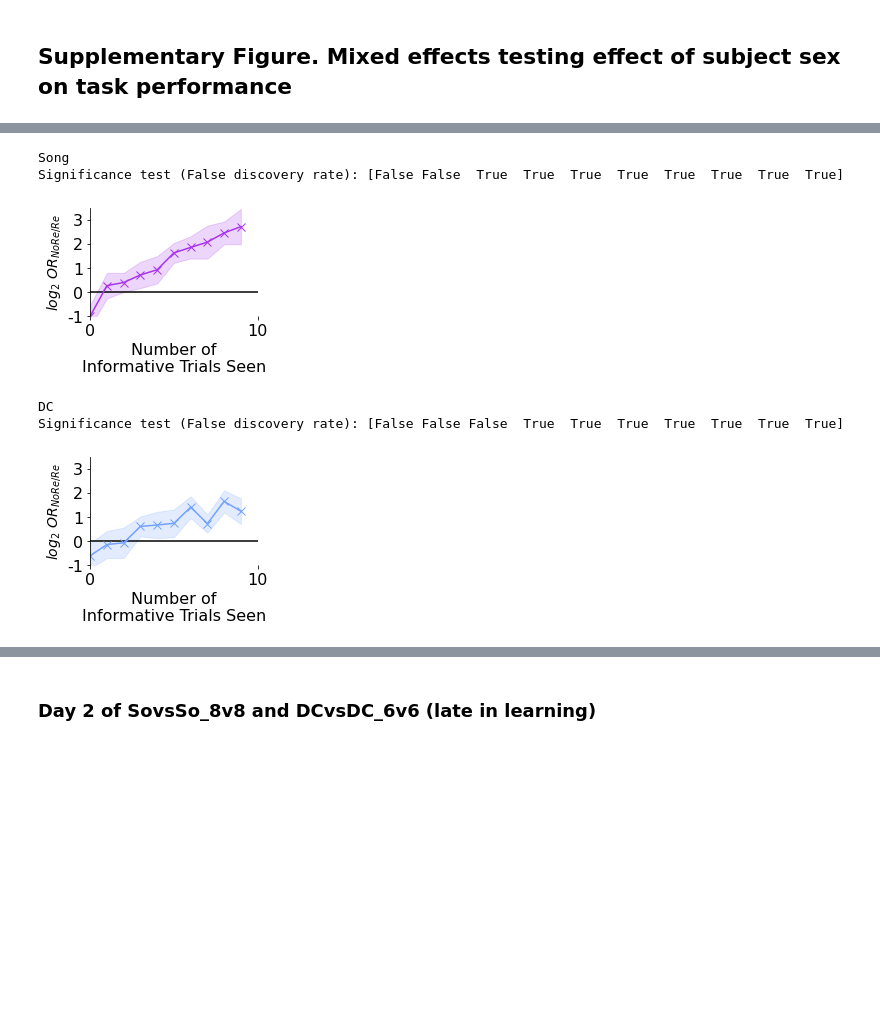
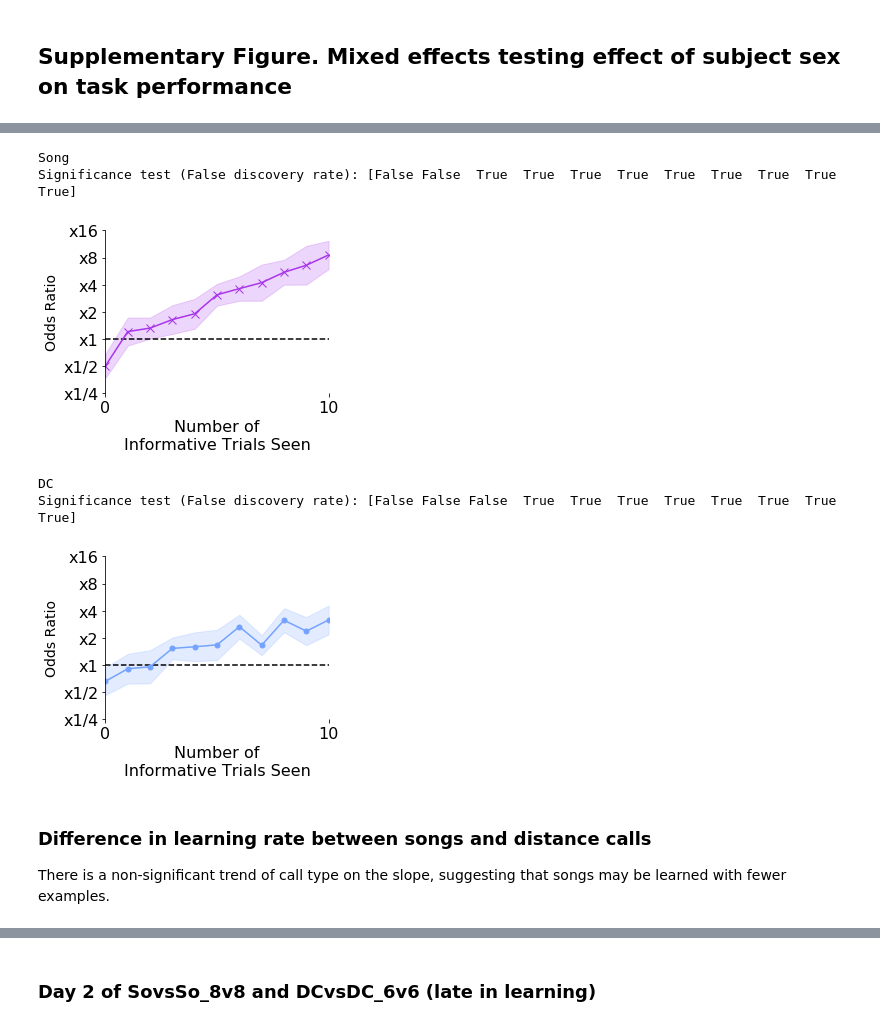
Before and after one commit to theunissenlab/zebra-finch-memory, a Jupyter notebook: notebooks/Generate Paper Figures.ipynb, the cells around one changed output, grey strips where cells are left out. Drawn from its saved outputs; the diff is of its cells as text; code cells hidden in the pictures; blank space fills up the shorter version.

```diff
--- a/notebooks/Generate Paper Figures.ipynb
+++ b/notebooks/Generate Paper Figures.ipynb
@@ -599,0 +666,14 @@ plot_learning_curves_side_by_side(
+# %%
+song_baseline = generate_informative_trial_dataframe(
+    df[df["Test Context"].isin(["SovsSo_1v1", "SovsSo_4v4", "SovsSo_8v8_d1", "SovsSo_8v8_d2"])],
+    informative_trials=np.array([0]),
+)
+mean, sem = jackknife(song_baseline["p(interrupt)"], np.mean)
+print("Song baseline prob. interruption (k=0): {:.2f} ({:.2f})".format(mean, sem))
+
+dc_baseline = generate_informative_trial_dataframe(
+    df[df["Test Context"].isin(["DCvsDC_1v1", "DCvsDC_4v4", "DCvsDC_6v6_d1", "DCvsDC_6v6_d2"])],
+    informative_trials=np.array([0]),
+)
+mean, sem = jackknife(dc_baseline["p(interrupt)"], np.mean)
+print("DC baseline prob. interruption (k=0): {:.2f} ({:.2f})".format(mean, sem))
@@ -682,10 +850,12 @@ def summarize_across_subjects(grouped_df):
         # Run a paried t test in each bin to test if p_unrew > p_re
         t_stat, p_val = scipy.stats.ttest_rel(subdf["Nonrewarded Log Odds"], subdf["Rewarded Log Odds"])
         p_val = p_val / 2
+
+        mean, sem = jackknife(subdf["Log(OR)"], np.mean)
         result_rows.append({
             "Relative Informative Trials Seen": bin_idx,
-            "Log(OR)": np.mean(subdf["Log(OR)"]),
-            "SEM": jackknife(subdf["Log(OR)"], np.mean),
+            "Log(OR)": mean,
+            "SEM": sem,
             "p-value": p_val if t_stat > 0 else 1.0
         })
 
@@ -726,11 +896,11 @@ color_by_call = {
 }
 
 print("Song")
-fig = plt.figure(figsize=(3, 2))
+fig = plt.figure(figsize=(4, 3))
 ax = plt.gca()
-result_df = plot_learning_curve_2(
+so_result_df = plot_learning_curve_2(
     df[df["Test Context"].isin(["SovsSo_1v1", "SovsSo_4v4", "SovsSo_8v8_d1", "SovsSo_8v8_d2"])],
-    np.arange(10),
+    np.arange(11),
     ax,
     fill_kwargs=dict(
         color=color_by_call.get("SO"),
@@ -744,7 +914,7 @@ result_df = plot_learning_curve_2(
     )
 )
 
-print("Significance test (False discovery rate): {}".format(false_discovery(result_df["p-value"])))
+print("Significance test (False discovery rate): {}".format(false_discovery(so_result_df["p-value"])))
 
 ax.spines["top"].set_visible(False)
 ax.spines["right"].set_visible(False)
@@ -754,59 +924,69 @@ ax.spines["bottom"].set_visible(False)
 ax.set_xlim(0, 10)
 ax.set_xticks([0, 10])
 ax.set_xticklabels([0, 10], fontsize=16)
-ax.set_ylim(-1.0, 3.5)
 ax.set_yticks([-1, 0, 1, 2, 3])
 ax.set_yticklabels([-1, 0, 1, 2, 3], fontsize=16)
-ax.hlines(0, *plt.xlim(), zorder=-1, color="black")
+ax.hlines(0, *plt.xlim(), zorder=-1, linestyle="--", color="black")
 
-ax.set_ylabel(r"$log_{2}\ OR_{NoRe/Re}$", fontsize=14)# , rotation=0, horizontalalignment="right")
 ax.set_xlabel("Number of\nInformative Trials Seen", fontsize=16)
+set_oddsratio_yticks(ax, biggest=4, smallest=-2, convert_log=False)
+ax.set_ylim(-2.0, 4)
+ax.set_ylabel(r"Odds Ratio", fontsize=14)# , rotation=0, horizontalalignment="right")
 
 plt.show()
+fig.savefig("figures/3CD_learning_curves_song.svg", format="svg", bbox_inches="tight")
+
 plt.close(fig)
 
 print("DC")
-fig = plt.figure(figsize=(3, 2))
+fig = plt.figure(figsize=(4, 3))
 ax = plt.gca()
-result_df = plot_learning_curve_2(
+dc_result_df = plot_learning_curve_2(
     df[df["Test Context"].isin(["DCvsDC_1v1", "DCvsDC_4v4", "DCvsDC_6v6_d1", "DCvsDC_6v6_d2"])],
-    np.arange(10),
+    np.arange(11),
     ax,
     fill_kwargs=dict(
         color=color_by_call.get("DC"),
         alpha=0.2,
         zorder=-1,
     ),
     line_kwargs = dict(
         color=color_by_call.get("DC"),
-        marker="x",
-        markersize=8,
+        marker="o",
+        markersize=5,
     )
 )
-print("Significance test (False discovery rate): {}".format(false_discovery(result_df["p-value"])))
+print("Significance test (False discovery rate): {}".format(false_discovery(dc_result_df["p-value"])))
 
 ax.spines["top"].set_visible(False)
 ax.spines["right"].set_visible(False)
 ax.spines["bottom"].set_visible(False)
 
 # Set limits and axes of plot
 ax.set_xlim(0, 10)
 ax.set_xticks([0, 10])
 ax.set_xticklabels([0, 10], fontsize=16)
-ax.set_ylim(-1.0, 3.5)
 ax.set_yticks([-1, 0, 1, 2, 3])
 ax.set_yticklabels([-1, 0, 1, 2, 3], fontsize=16)
-ax.hlines(0, *plt.xlim(), zorder=-1, color="black")
+ax.hlines(0, *plt.xlim(), zorder=-1, linestyle="--", color="black")
 
-ax.set_ylabel(r"$log_{2}\ OR_{NoRe/Re}$", fontsize=14)# , rotation=0, horizontalalignment="right")
 ax.set_xlabel("Number of\nInformative Trials Seen", fontsize=16)
+set_oddsratio_yticks(ax, biggest=4, smallest=-2, convert_log=False)
+ax.set_ylim(-2.0, 4.0)
+ax.set_ylabel(r"Odds Ratio", fontsize=14)# , rotation=0, horizontalalignment="right")
 
 plt.show()
+
+fig.savefig("figures/3CD_learning_curves_dc.svg", format="svg", bbox_inches="tight")
 plt.close(fig)
 # %% [output]
 Song
-Significance test (False discovery rate): [False False  True  True  True  True  True  True  True  True]
+Significance test (False discovery rate): [False False  True  True  True  True  True  True  True  True  True]
-[figure, old version]
+[figure, new version]
 DC
-Significance test (False discovery rate): [False False False  True  True  True  True  True  True  True]
+Significance test (False discovery rate): [False False False  True  True  True  True  True  True  True  True]
-[figure, old version]
+[figure, new version]
+# %% [markdown]
+### Difference in learning rate between songs and distance calls
+
+There is a non-significant trend of call type on the slope, suggesting that songs may be learned with fewer examples.
```
Also changed, not shown: parts of 51 cells of this notebook, 3 other files.
